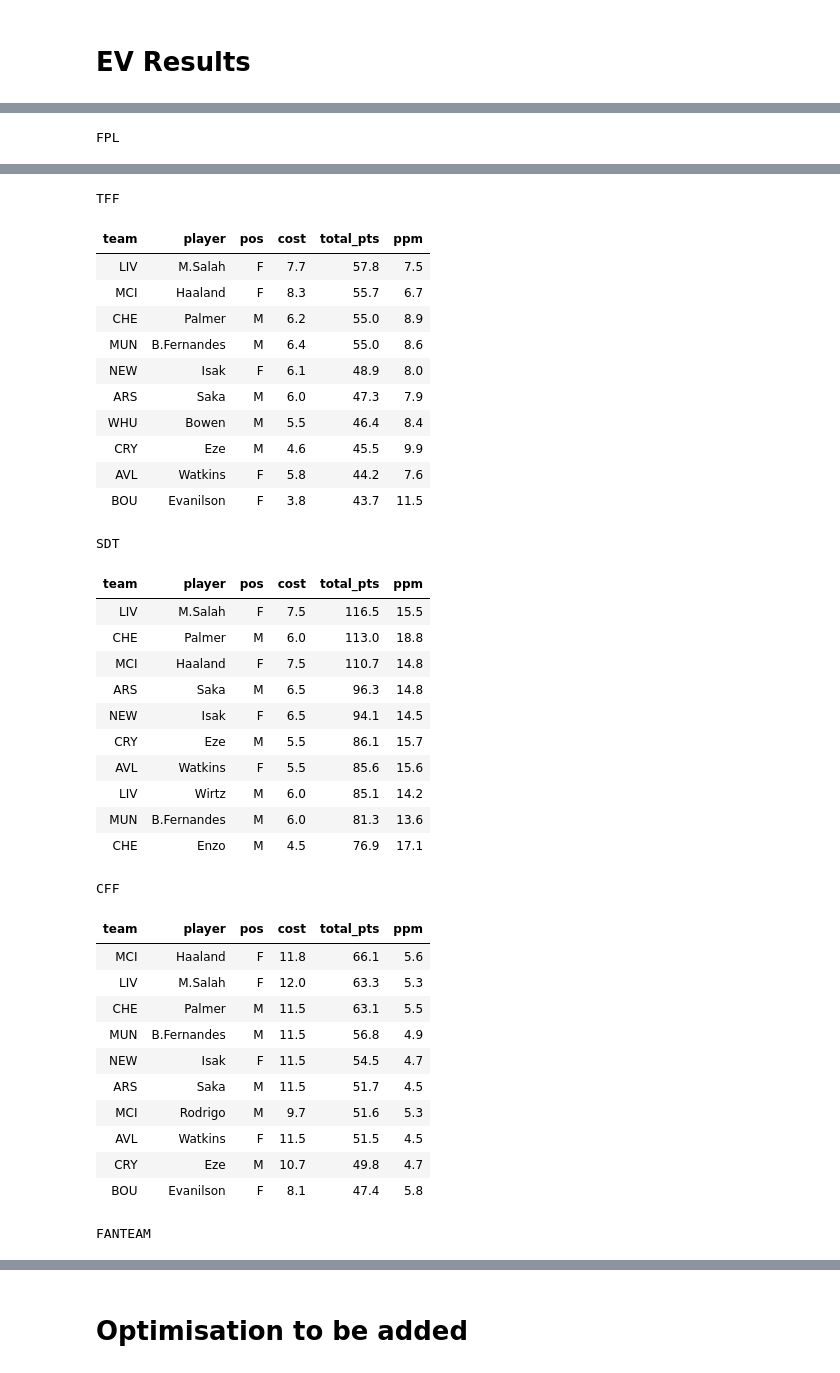
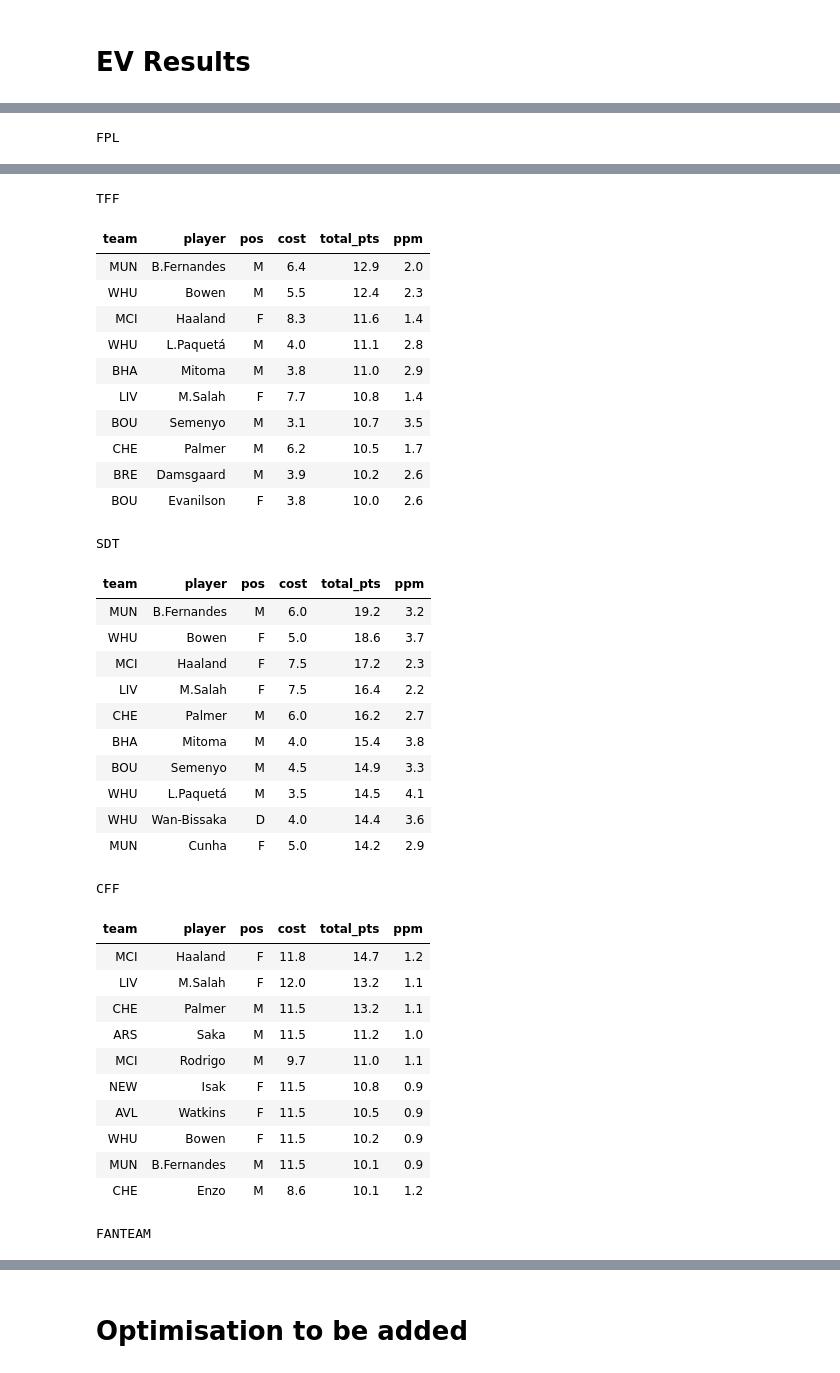
Before and after one commit to SamTroy/multi_ff_opt, a Jupyter notebook: run/run.ipynb, the cells around one changed output, grey strips where cells are left out. Drawn from its saved outputs; the diff is of its cells as text; code cells hidden in the pictures.

```diff
--- a/run/run.ipynb
+++ b/run/run.ipynb
@@ -1341,7 +1339,7 @@ def red_line_viz(format='tff', pos_group=None):
 # %% [markdown]
 # EV Results
 # %%
-ev_results = generate_ev(last_date=10, xmin_cutoff=10, aux_weight=0.7, formats=['fpl','tff', 'sdt', 'cff', 'fanteam'],
+ev_results = generate_ev(last_date=2, xmin_cutoff=10, aux_weight=0.7, formats=['fpl','tff', 'sdt', 'cff', 'fanteam'],
                          write_to_csv=True, write_to_excel=True)
 # %% [output]
 Using minutes from ../input_data/fplreview.csv
@@ -1366,38 +1364,38 @@ FPL
 TFF
 | team | player | pos | cost | total_pts | ppm |
-| LIV | M.Salah | F | 7.7 | 57.8 | 7.5 |
-| MCI | Haaland | F | 8.3 | 55.7 | 6.7 |
-| CHE | Palmer | M | 6.2 | 55.0 | 8.9 |
-| MUN | B.Fernandes | M | 6.4 | 55.0 | 8.6 |
-| NEW | Isak | F | 6.1 | 48.9 | 8.0 |
-| ARS | Saka | M | 6.0 | 47.3 | 7.9 |
-| WHU | Bowen | M | 5.5 | 46.4 | 8.4 |
-| CRY | Eze | M | 4.6 | 45.5 | 9.9 |
-| AVL | Watkins | F | 5.8 | 44.2 | 7.6 |
-| BOU | Evanilson | F | 3.8 | 43.7 | 11.5 |
+| MUN | B.Fernandes | M | 6.4 | 12.9 | 2.0 |
+| WHU | Bowen | M | 5.5 | 12.4 | 2.3 |
+| MCI | Haaland | F | 8.3 | 11.6 | 1.4 |
+| WHU | L.Paquetá | M | 4.0 | 11.1 | 2.8 |
+| BHA | Mitoma | M | 3.8 | 11.0 | 2.9 |
+| LIV | M.Salah | F | 7.7 | 10.8 | 1.4 |
+| BOU | Semenyo | M | 3.1 | 10.7 | 3.5 |
+| CHE | Palmer | M | 6.2 | 10.5 | 1.7 |
+| BRE | Damsgaard | M | 3.9 | 10.2 | 2.6 |
+| BOU | Evanilson | F | 3.8 | 10.0 | 2.6 |
 SDT
 | team | player | pos | cost | total_pts | ppm |
-| LIV | M.Salah | F | 7.5 | 116.5 | 15.5 |
-| CHE | Palmer | M | 6.0 | 113.0 | 18.8 |
-| MCI | Haaland | F | 7.5 | 110.7 | 14.8 |
-| ARS | Saka | M | 6.5 | 96.3 | 14.8 |
-| NEW | Isak | F | 6.5 | 94.1 | 14.5 |
-| CRY | Eze | M | 5.5 | 86.1 | 15.7 |
-| AVL | Watkins | F | 5.5 | 85.6 | 15.6 |
-| LIV | Wirtz | M | 6.0 | 85.1 | 14.2 |
-| MUN | B.Fernandes | M | 6.0 | 81.3 | 13.6 |
-| CHE | Enzo | M | 4.5 | 76.9 | 17.1 |
+| MUN | B.Fernandes | M | 6.0 | 19.2 | 3.2 |
+| WHU | Bowen | F | 5.0 | 18.6 | 3.7 |
+| MCI | Haaland | F | 7.5 | 17.2 | 2.3 |
+| LIV | M.Salah | F | 7.5 | 16.4 | 2.2 |
+| CHE | Palmer | M | 6.0 | 16.2 | 2.7 |
+| BHA | Mitoma | M | 4.0 | 15.4 | 3.8 |
+| BOU | Semenyo | M | 4.5 | 14.9 | 3.3 |
+| WHU | L.Paquetá | M | 3.5 | 14.5 | 4.1 |
+| WHU | Wan-Bissaka | D | 4.0 | 14.4 | 3.6 |
+| MUN | Cunha | F | 5.0 | 14.2 | 2.9 |
 CFF
 | team | player | pos | cost | total_pts | ppm |
-| MCI | Haaland | F | 11.8 | 66.1 | 5.6 |
-| LIV | M.Salah | F | 12.0 | 63.3 | 5.3 |
-| CHE | Palmer | M | 11.5 | 63.1 | 5.5 |
-| MUN | B.Fernandes | M | 11.5 | 56.8 | 4.9 |
-| NEW | Isak | F | 11.5 | 54.5 | 4.7 |
-| ARS | Saka | M | 11.5 | 51.7 | 4.5 |
-| MCI | Rodrigo | M | 9.7 | 51.6 | 5.3 |
-| AVL | Watkins | F | 11.5 | 51.5 | 4.5 |
-| CRY | Eze | M | 10.7 | 49.8 | 4.7 |
-| BOU | Evanilson | F | 8.1 | 47.4 | 5.8 |
+| MCI | Haaland | F | 11.8 | 14.7 | 1.2 |
+| LIV | M.Salah | F | 12.0 | 13.2 | 1.1 |
+| CHE | Palmer | M | 11.5 | 13.2 | 1.1 |
+| ARS | Saka | M | 11.5 | 11.2 | 1.0 |
+| MCI | Rodrigo | M | 9.7 | 11.0 | 1.1 |
+| NEW | Isak | F | 11.5 | 10.8 | 0.9 |
+| AVL | Watkins | F | 11.5 | 10.5 | 0.9 |
+| WHU | Bowen | F | 11.5 | 10.2 | 0.9 |
+| MUN | B.Fernandes | M | 11.5 | 10.1 | 0.9 |
+| CHE | Enzo | M | 8.6 | 10.1 | 1.2 |
 FANTEAM
 | team | player | pos | cost | total_pts | ppm |
```
Also changed, not shown: parts of 5 cells of this notebook, 8 other files.
